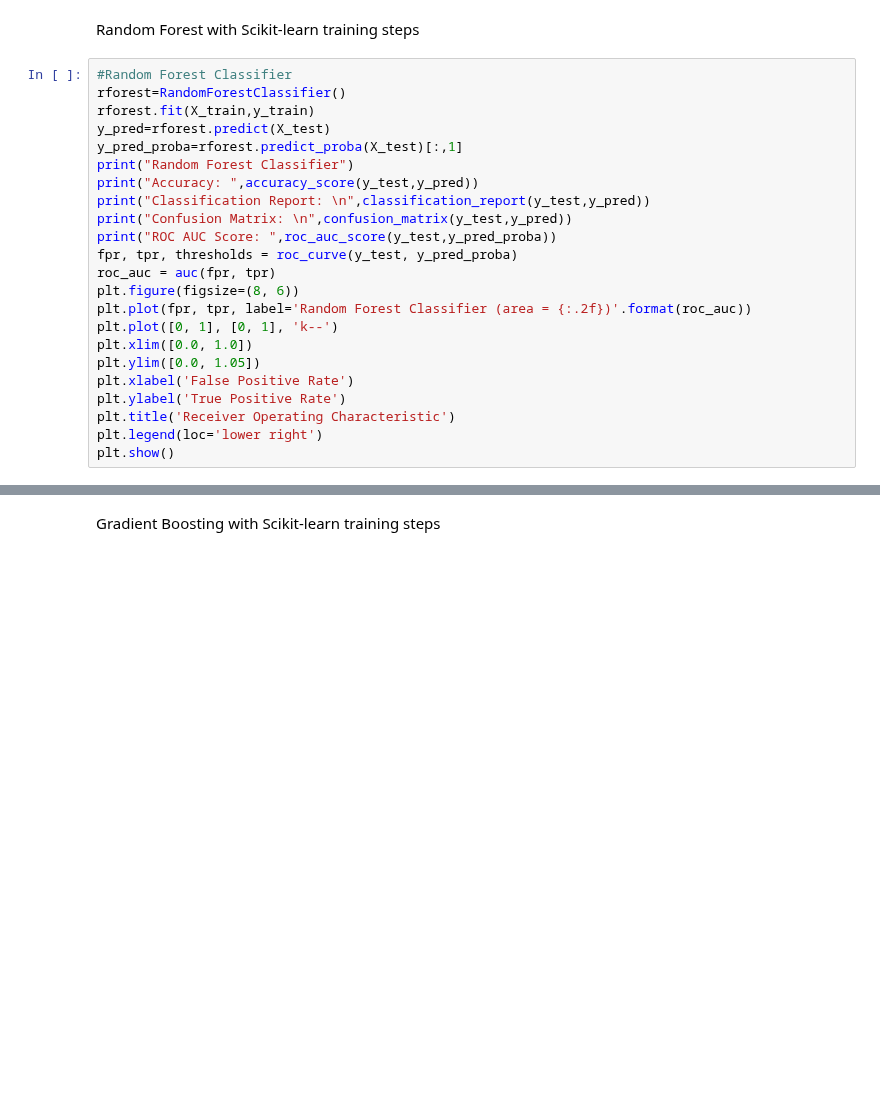
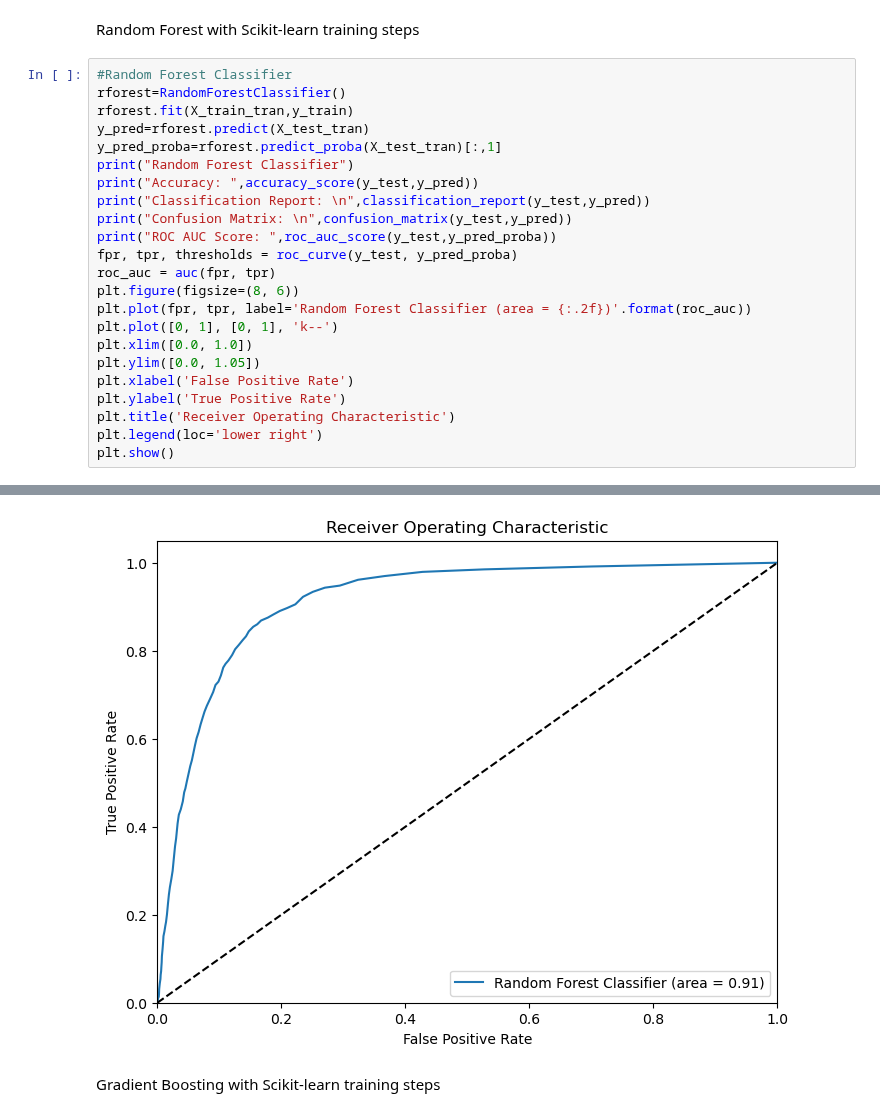
Before and after one commit to gublit/classifier, a Jupyter notebook: notebooks/bank.ipynb, the cells around one changed output, grey strips where cells are left out. Saved outputs shown, nothing was run; the diff lists cells and outputs as text; blank space fills up the shorter version.

```diff
--- a/notebooks/bank.ipynb
+++ b/notebooks/bank.ipynb
@@ -288,9 +343,9 @@ Random Forest with Scikit-learn training steps
 # %%
 #Random Forest Classifier
 rforest=RandomForestClassifier()
-rforest.fit(X_train,y_train)
-y_pred=rforest.predict(X_test)
-y_pred_proba=rforest.predict_proba(X_test)[:,1]
+rforest.fit(X_train_tran,y_train)
+y_pred=rforest.predict(X_test_tran)
+y_pred_proba=rforest.predict_proba(X_test_tran)[:,1]
 print("Random Forest Classifier")
 print("Accuracy: ",accuracy_score(y_test,y_pred))
 print("Classification Report: \n",classification_report(y_test,y_pred))
@@ -308,3 +363,4 @@ plt.ylabel('True Positive Rate')
 plt.title('Receiver Operating Characteristic')
 plt.legend(loc='lower right')
 plt.show()
+# %% [output]
@@ -311,3 +383,4 @@ plt.show()
+[figure, added]
 # %% [markdown]
 Gradient Boosting with Scikit-learn training steps
 # %%
```
Also changed, not shown: parts of 12 cells of this notebook.
